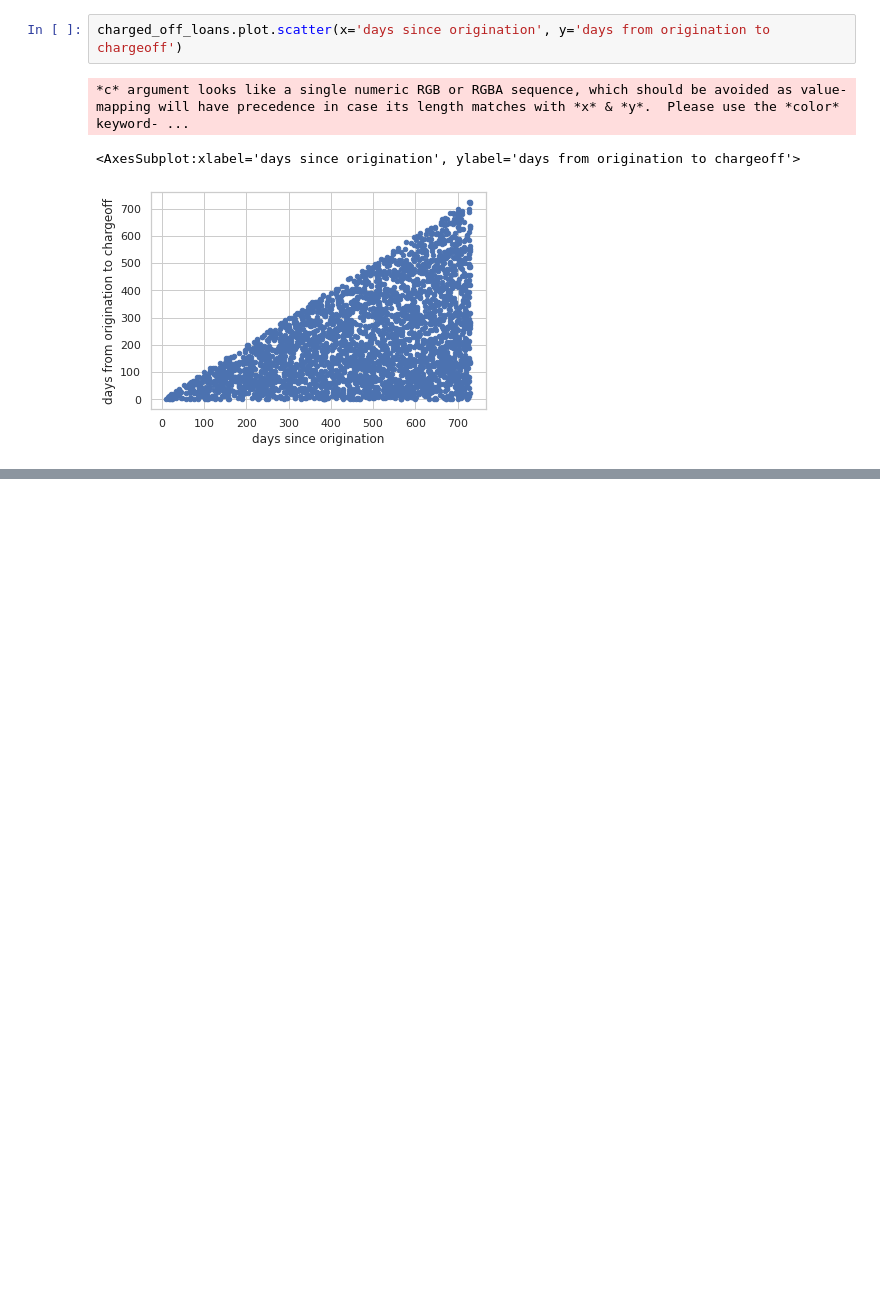
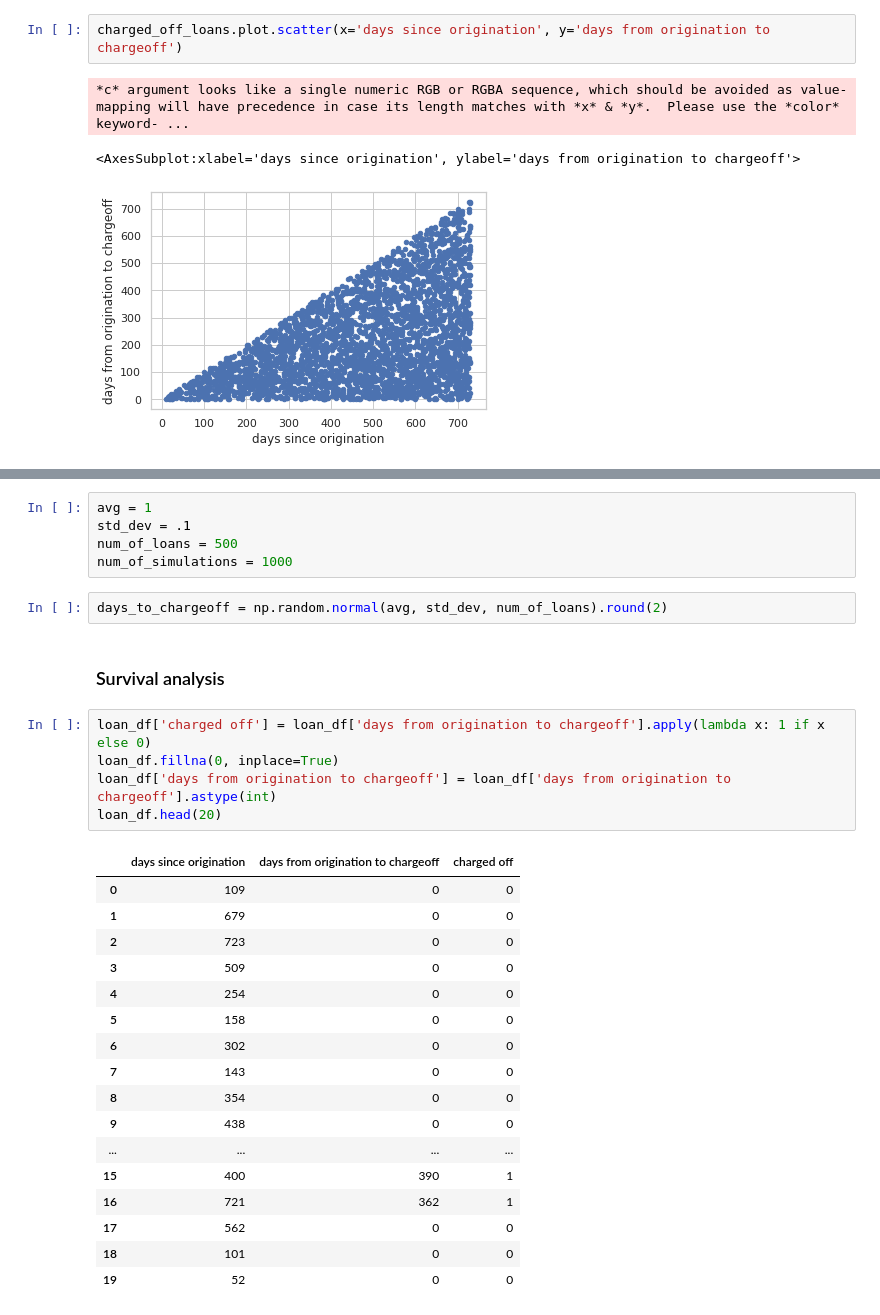
Before and after one commit to NLSanyu/assessment-data-science, a Jupyter notebook: loan_charge_off.ipynb, the cells around one changed output, grey strips where cells are left out. Saved outputs shown, nothing was run; the diff lists cells and outputs as text; blank space fills up the shorter version.

```diff
--- a/loan_charge_off.ipynb
+++ b/loan_charge_off.ipynb
@@ -96,0 +135,32 @@ charged_off_loans.plot.scatter(x='days since origination', y='days from originat
+# %%
+avg = 1
+std_dev = .1
+num_of_loans = 500
+num_of_simulations = 1000
+# %%
+days_to_chargeoff = np.random.normal(avg, std_dev, num_of_loans).round(2)
+# %% [markdown]
+### Survival analysis
+# %%
+loan_df['charged off'] = loan_df['days from origination to chargeoff'].apply(lambda x: 1 if x else 0)
+loan_df.fillna(0, inplace=True)
+loan_df['days from origination to chargeoff'] = loan_df['days from origination to chargeoff'].astype(int)
+loan_df.head(20)
+# %% [output]
+|  | days since origination | days from origination to chargeoff | charged off |
+| 0 | 109 | 0 | 0 |
+| 1 | 679 | 0 | 0 |
+| 2 | 723 | 0 | 0 |
+| 3 | 509 | 0 | 0 |
+| 4 | 254 | 0 | 0 |
+| 5 | 158 | 0 | 0 |
+| 6 | 302 | 0 | 0 |
+| 7 | 143 | 0 | 0 |
+| 8 | 354 | 0 | 0 |
+| 9 | 438 | 0 | 0 |
+| ... | ... | ... | ... |
+| 15 | 400 | 390 | 1 |
+| 16 | 721 | 362 | 1 |
+| 17 | 562 | 0 | 0 |
+| 18 | 101 | 0 | 0 |
+| 19 | 52 | 0 | 0 |
```
Also changed, not shown: parts of 10 cells of this notebook, 1 other file.
